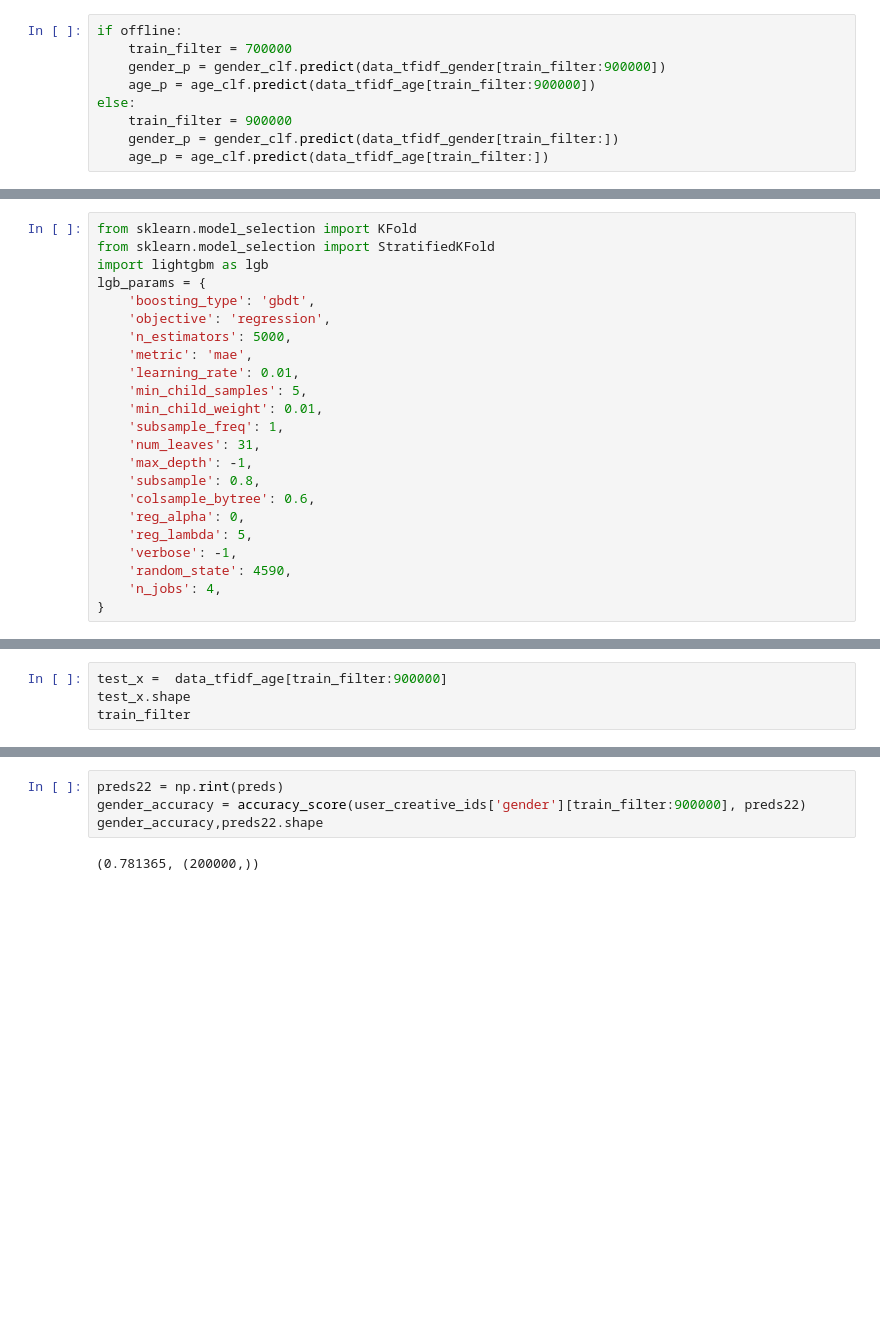
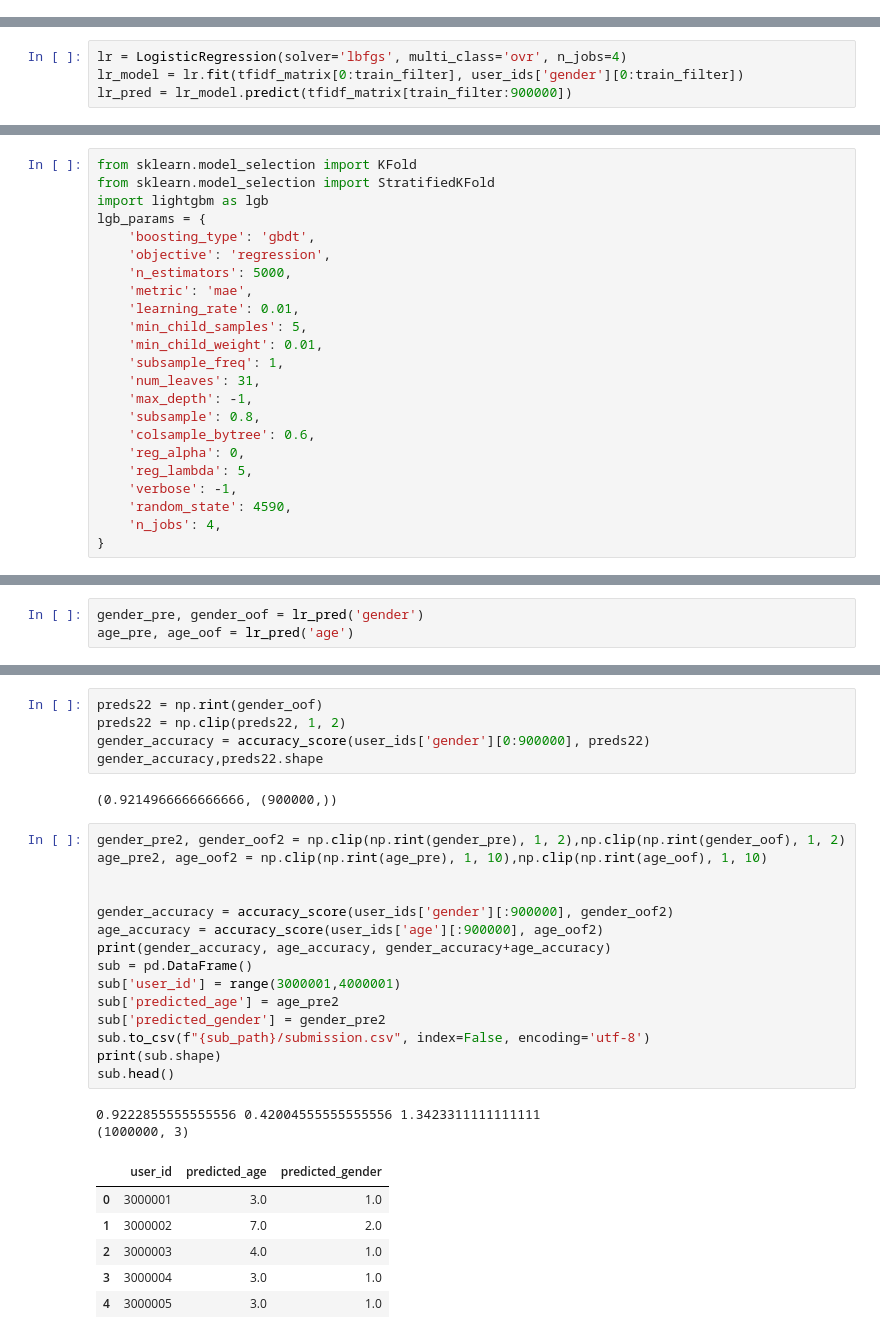
Before and after one commit to lhtlht/tencent2020, a Jupyter notebook: notebook/2_tfidf.ipynb, the cells around one changed output, grey strips where cells are left out. Drawn from its saved outputs; the diff is of its cells as text; blank space fills up the shorter version.

```diff
--- a/notebook/2_tfidf.ipynb
+++ b/notebook/2_tfidf.ipynb
@@ -73,9 +97,0 @@ age_clf = MultinomialNB().fit(data_tfidf_age[0:train_filter], user_creative_ids[
-# %%
-if offline:
-    train_filter = 700000
-    gender_p = gender_clf.predict(data_tfidf_gender[train_filter:900000])
-    age_p = age_clf.predict(data_tfidf_age[train_filter:900000])
-else:
-    train_filter = 900000
-    gender_p = gender_clf.predict(data_tfidf_gender[train_filter:])
-    age_p = age_clf.predict(data_tfidf_age[train_filter:])
@@ -114,0 +203,4 @@ else:
+# %%
+lr = LogisticRegression(solver='lbfgs', multi_class='ovr', n_jobs=4)
+lr_model = lr.fit(tfidf_matrix[0:train_filter], user_ids['gender'][0:train_filter])
+lr_pred = lr_model.predict(tfidf_matrix[train_filter:900000])
@@ -142,4 +239,0 @@ array([1., 2.])
-# %%
-test_x =  data_tfidf_age[train_filter:900000]
-test_x.shape
-train_filter
@@ -187,0 +281,3 @@ preds = list(preds_df.mean(axis=1))
+# %%
+gender_pre, gender_oof = lr_pred('gender')
+age_pre, age_oof = lr_pred('age')
@@ -188,6 +295,31 @@ preds = list(preds_df.mean(axis=1))
 # %%
-preds22 = np.rint(preds)
-gender_accuracy = accuracy_score(user_creative_ids['gender'][train_filter:900000], preds22)
+preds22 = np.rint(gender_oof)
+preds22 = np.clip(preds22, 1, 2)
+gender_accuracy = accuracy_score(user_ids['gender'][0:900000], preds22)
 gender_accuracy,preds22.shape
 # %% [output]
-(0.781365, (200000,))
+(0.9214966666666666, (900000,))
+# %%
+gender_pre2, gender_oof2 = np.clip(np.rint(gender_pre), 1, 2),np.clip(np.rint(gender_oof), 1, 2)
+age_pre2, age_oof2 = np.clip(np.rint(age_pre), 1, 10),np.clip(np.rint(age_oof), 1, 10)
+
+
+gender_accuracy = accuracy_score(user_ids['gender'][:900000], gender_oof2)
+age_accuracy = accuracy_score(user_ids['age'][:900000], age_oof2)
+print(gender_accuracy, age_accuracy, gender_accuracy+age_accuracy)
+sub = pd.DataFrame()
+sub['user_id'] = range(3000001,4000001)
+sub['predicted_age'] = age_pre2
+sub['predicted_gender'] = gender_pre2
+sub.to_csv(f"{sub_path}/submission.csv", index=False, encoding='utf-8')
+print(sub.shape)
+sub.head()
+# %% [output]
+0.9222855555555556 0.42004555555555556 1.3423311111111111
+(1000000, 3)
+|  | user_id | predicted_age | predicted_gender |
+| 0 | 3000001 | 3.0 | 1.0 |
+| 1 | 3000002 | 7.0 | 2.0 |
+| 2 | 3000003 | 4.0 | 1.0 |
+| 3 | 3000004 | 3.0 | 1.0 |
+| 4 | 3000005 | 3.0 | 1.0 |
```
Also changed, not shown: parts of 24 cells of this notebook, 10 other files.
